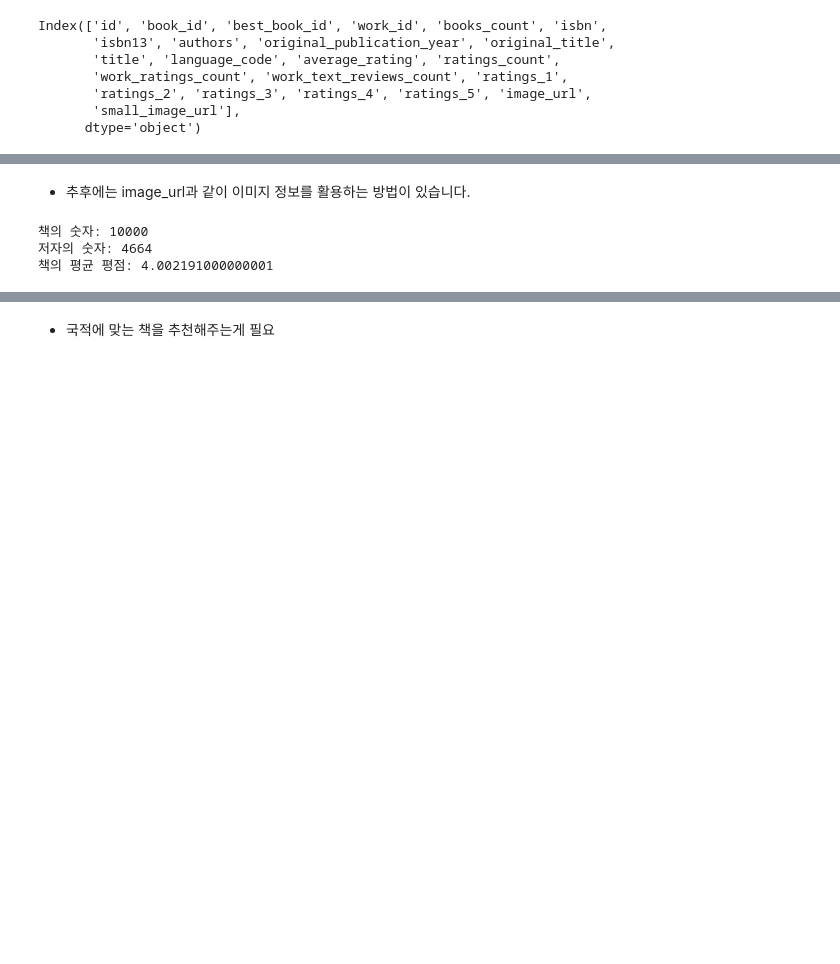
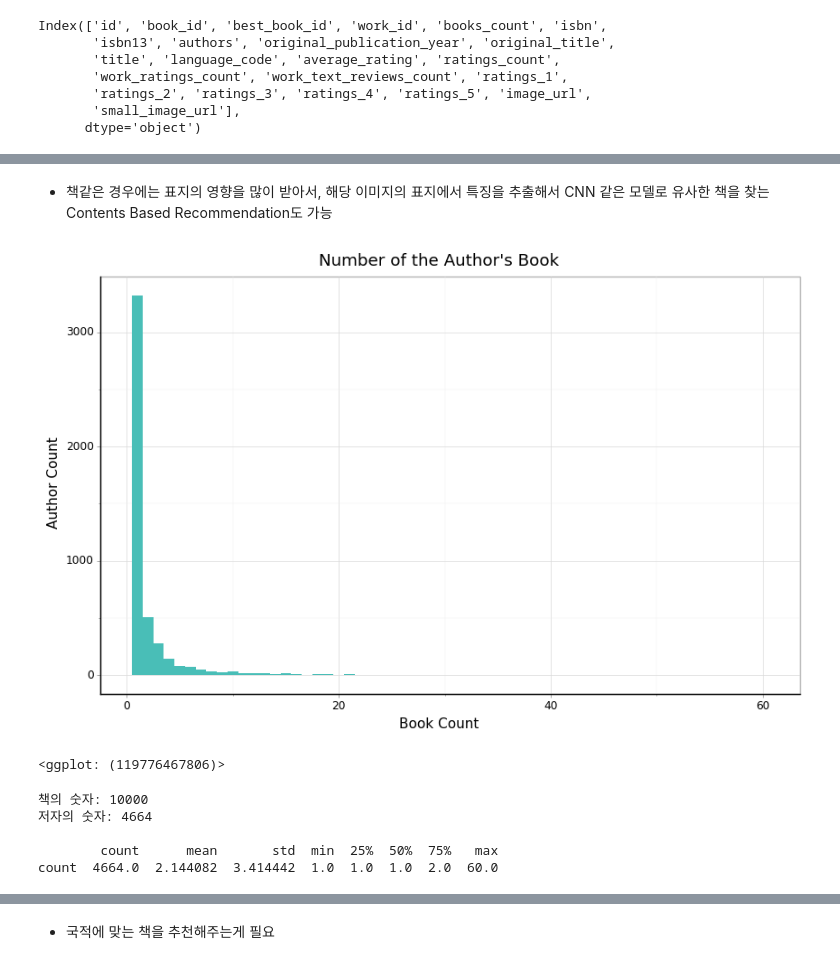
Before and after one commit to choco9966/Recommendation-Tutorial, a Jupyter notebook: 05. 추천시스템 실습하기/1. goodbooks-10k Data Exploratory Analysis .ipynb, the cells around one changed output, grey strips where cells are left out. Saved outputs shown, nothing was run; the diff lists cells and outputs as text; code cells hidden in the pictures; blank space fills up the shorter version.

```diff
--- a/05. 추천시스템 실습하기/1. goodbooks-10k Data Exploratory Analysis .ipynb
+++ b/05. 추천시스템 실습하기/1. goodbooks-10k Data Exploratory Analysis .ipynb
@@ -50,13 +56,33 @@ Index(['id', 'book_id', 'best_book_id', 'work_id', 'books_count', 'isbn',
+# %% [markdown]
+- 책같은 경우에는 표지의 영향을 많이 받아서, 해당 이미지의 표지에서 특징을 추출해서 CNN 같은 모델로 유사한 책을 찾는 Contents Based Recommendation도 가능
 # %%
 # 필요한 변수들만 사용
-books = books[['book_id', 'authors', 'title', 'average_rating', 'language_code']].reset_index(drop=True)
+books = books[['book_id', 'authors', 'title', 'ratings_count', 'average_rating', 'language_code']].reset_index(drop=True)
-# %% [markdown]
-- 추후에는 image_url과 같이 이미지 정보를 활용하는 방법이 있습니다.
+# %%
+agg = books.groupby('authors')['authors'].agg({'count'})
+(ggplot(data = agg)
+  + geom_histogram(aes(x='count'), binwidth = 1, fill = '#49beb7')
+  + labs(title = "Number of the Author's Book",
+         x = 'Book Count',
+         y = 'Author Count')
+  + theme_light()
+    + theme(
+         axis_text_x = element_text(color='black'),
+         axis_text_y = element_text(color='black'),
+         axis_line=element_line(color="black"),
+         axis_ticks=element_line(color = "grey"),
+         figure_size=(10,6))
+)
+# %% [output]
+[figure, added]
+<ggplot: (119776467806)>
 # %%
 print("책의 숫자:", books['book_id'].nunique())
-print("저자의 숫자:", books['authors'].nunique())
-print("책의 평균 평점:", books['average_rating'].mean())
+print("저자의 숫자:", books['authors'].nunique(), "\n")
+print(pd.DataFrame(agg['count'].describe()).T)
 # %% [output]
 책의 숫자: 10000
 저자의 숫자: 4664
-책의 평균 평점: 4.002191000000001
+
+        count      mean       std  min  25%  50%  75%   max
+count  4664.0  2.144082  3.414442  1.0  1.0  1.0  2.0  60.0
```
Also changed, not shown: parts of 50 cells of this notebook.
